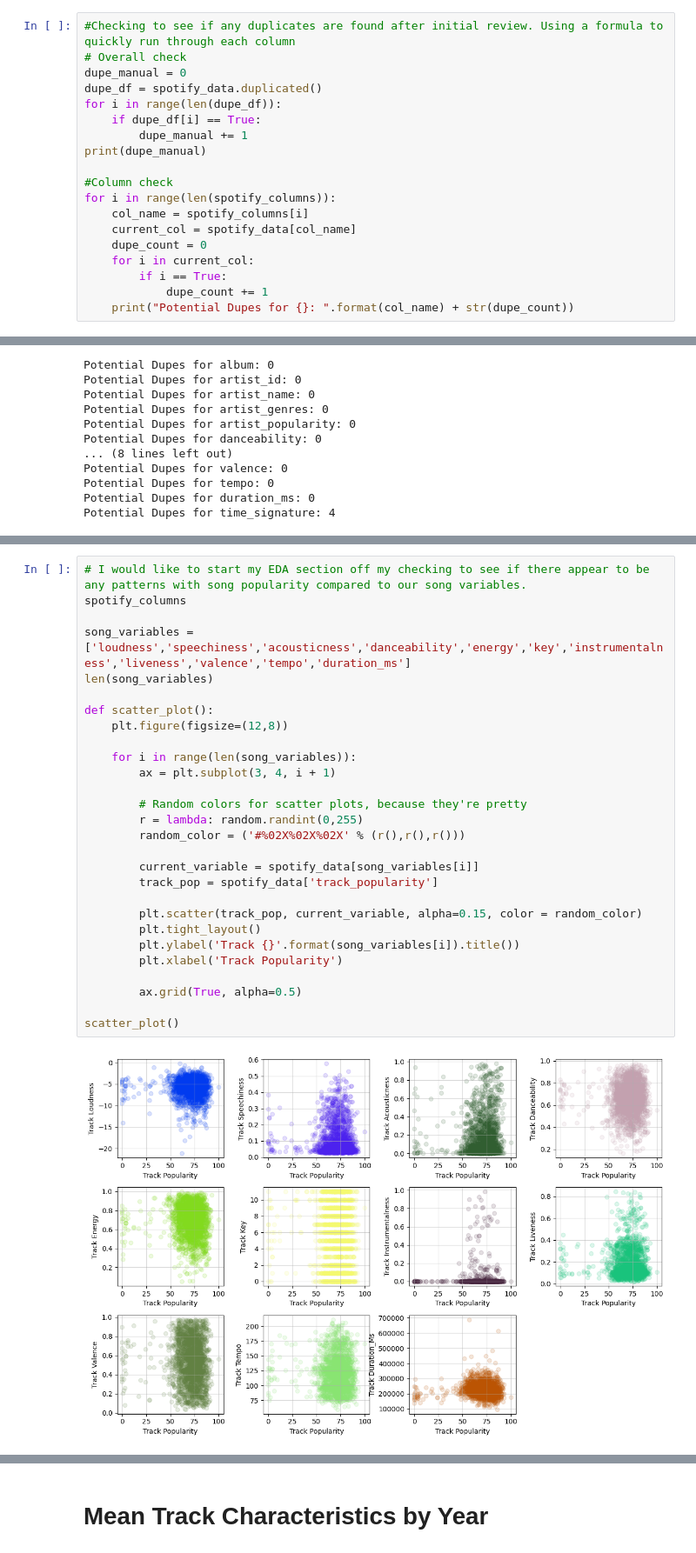
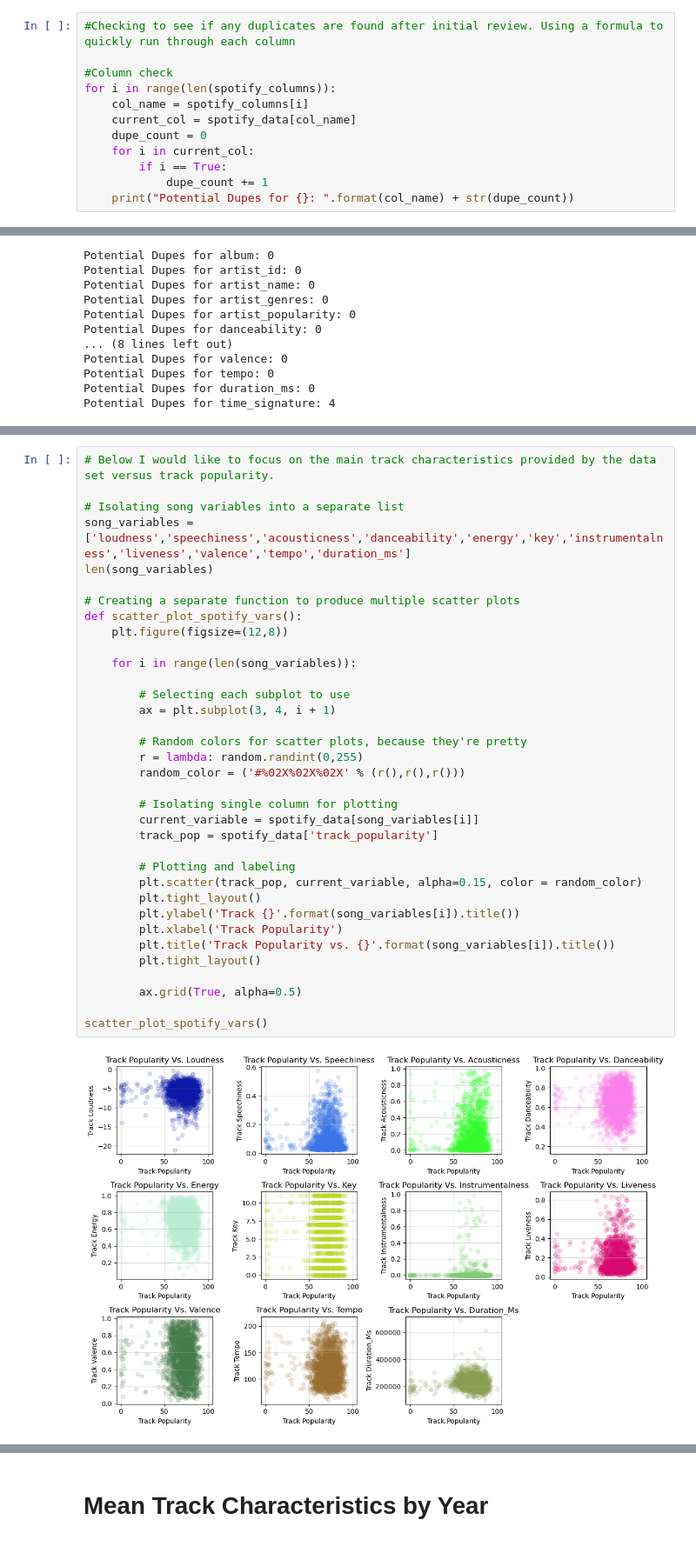
Before and after one commit to BJohanski/Spotify-Track-Analysis-2023, a Jupyter notebook: Spotify-Data-Analysis.ipynb, the cells around one changed output, grey strips where cells are left out. Shown at 87% size. Cells and saved outputs as stored; diff of their text form.

```diff
--- a/Spotify-Data-Analysis.ipynb
+++ b/Spotify-Data-Analysis.ipynb
@@ -92,12 +92,5 @@ spotify_data.describe()
 # %%
 #Checking to see if any duplicates are found after initial review. Using a formula to quickly run through each column
-# Overall check
-dupe_manual = 0
-dupe_df = spotify_data.duplicated()
-for i in range(len(dupe_df)):
-    if dupe_df[i] == True:
-        dupe_manual += 1
-print(dupe_manual)
 
 #Column check
 for i in range(len(spotify_columns)):
@@ -264,33 +249,40 @@ Notes:
 # %%
-# I would like to start my EDA section off my checking to see if there appear to be any patterns with song popularity compared to our song variables.
-spotify_columns
+# Below I would like to focus on the main track characteristics provided by the data set versus track popularity.
 
+# Isolating song variables into a separate list
 song_variables = ['loudness','speechiness','acousticness','danceability','energy','key','instrumentalness','liveness','valence','tempo','duration_ms']
 len(song_variables)
 
-def scatter_plot():
+# Creating a separate function to produce multiple scatter plots
+def scatter_plot_spotify_vars():
     plt.figure(figsize=(12,8))
 
     for i in range(len(song_variables)):
+
+        # Selecting each subplot to use
         ax = plt.subplot(3, 4, i + 1)
 
         # Random colors for scatter plots, because they're pretty
         r = lambda: random.randint(0,255)
         random_color = ('#%02X%02X%02X' % (r(),r(),r()))
 
+        # Isolating single column for plotting
         current_variable = spotify_data[song_variables[i]]
         track_pop = spotify_data['track_popularity']
 
+        # Plotting and labeling
         plt.scatter(track_pop, current_variable, alpha=0.15, color = random_color)
         plt.tight_layout()
         plt.ylabel('Track {}'.format(song_variables[i]).title())
         plt.xlabel('Track Popularity')
+        plt.title('Track Popularity vs. {}'.format(song_variables[i]).title())
+        plt.tight_layout()
 
         ax.grid(True, alpha=0.5)
 
-scatter_plot()
+scatter_plot_spotify_vars()
 # %% [output]
-[figure, old version]
+[figure, new version]
 # %%
 # Reviewing correlation of variables with a heat map.
 
```
Also changed, not shown: parts of 27 cells of this notebook, 1 other file.
